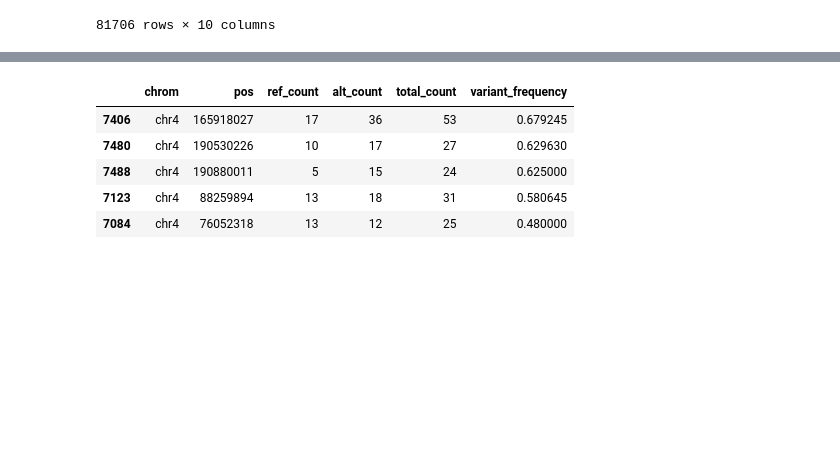
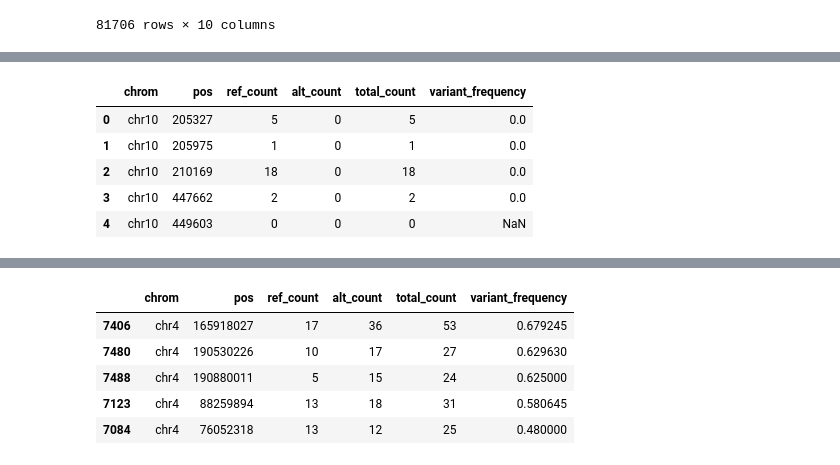
Before and after one commit to nissimranade/Multinomial_EM, a Jupyter notebook: notebooks/tumor_specific_variant_analysis.ipynb, the cells around one changed output, grey strips where cells are left out. Cells and saved outputs as stored; diff of their text form; code cells hidden in the pictures; blank space fills up the shorter version.

```diff
--- a/notebooks/tumor_specific_variant_analysis.ipynb
+++ b/notebooks/tumor_specific_variant_analysis.ipynb
@@ -216,8 +216,10 @@ tumor_variants_real.head()
 | 4 | chr10 | 205327 | GGAACATTGGCCACACA | 0 | 0 | 0 | 1 | 1 | 0 | 1 |
 # %%
 tumor_info = tumor_variants_real[~tumor_variants_real["cell_id"].isin(A_dict[normal_A]["cells"])]
+normal_info = tumor_variants_real[tumor_variants_real["cell_id"].isin(A_dict[normal_A]["cells"])]
 # %%
 pos_groups = tumor_info.groupby(["chrom", "pos"])
+pos_groups_normal = normal_info.groupby(["chrom", "pos"])
 # %%
 tumor_info
 # %% [output]
@@ -258,5 +270,32 @@ for p in unique_positions:
 
 tumor_variant_summary = pd.DataFrame(row_list)
+# %%
+row_list = []
+for p in unique_positions:
+    try:
+        df = pos_groups_normal.get_group((p[0], p[1]))
+        r_count = df["ref_count"].sum()
+        a_count = df["alt_count"].sum()
+        tot = df["total_count"].sum()
+        row_list.append({
+            "chrom": p[0],
+            "pos": p[1],
+            "ref_count": r_count,
+            "alt_count": a_count,
+            "total_count": tot,
+            "variant_frequency": a_count / tot
+        })
+    except:
+        row_list.append({
+            "chrom": p[0],
+            "pos": p[1],
+            "ref_count": 0,
+            "alt_count": 0,
+            "total_count": 0,
+            "variant_frequency": None
+        })
+
+normal_variant_summary = pd.DataFrame(row_list)
 # %%
 tumor_variant_summary.head()
 # %% [output]
@@ -268,0 +308,9 @@ tumor_variant_summary.head()
+# %%
+normal_variant_summary.head()
+# %% [output]
+|  | chrom | pos | ref_count | alt_count | total_count | variant_frequency |
+| 0 | chr10 | 205327 | 5 | 0 | 5 | 0.0 |
+| 1 | chr10 | 205975 | 1 | 0 | 1 | 0.0 |
+| 2 | chr10 | 210169 | 18 | 0 | 18 | 0.0 |
+| 3 | chr10 | 447662 | 2 | 0 | 2 | 0.0 |
+| 4 | chr10 | 449603 | 0 | 0 | 0 | NaN |
```
Also changed, not shown: parts of 10 cells of this notebook.
